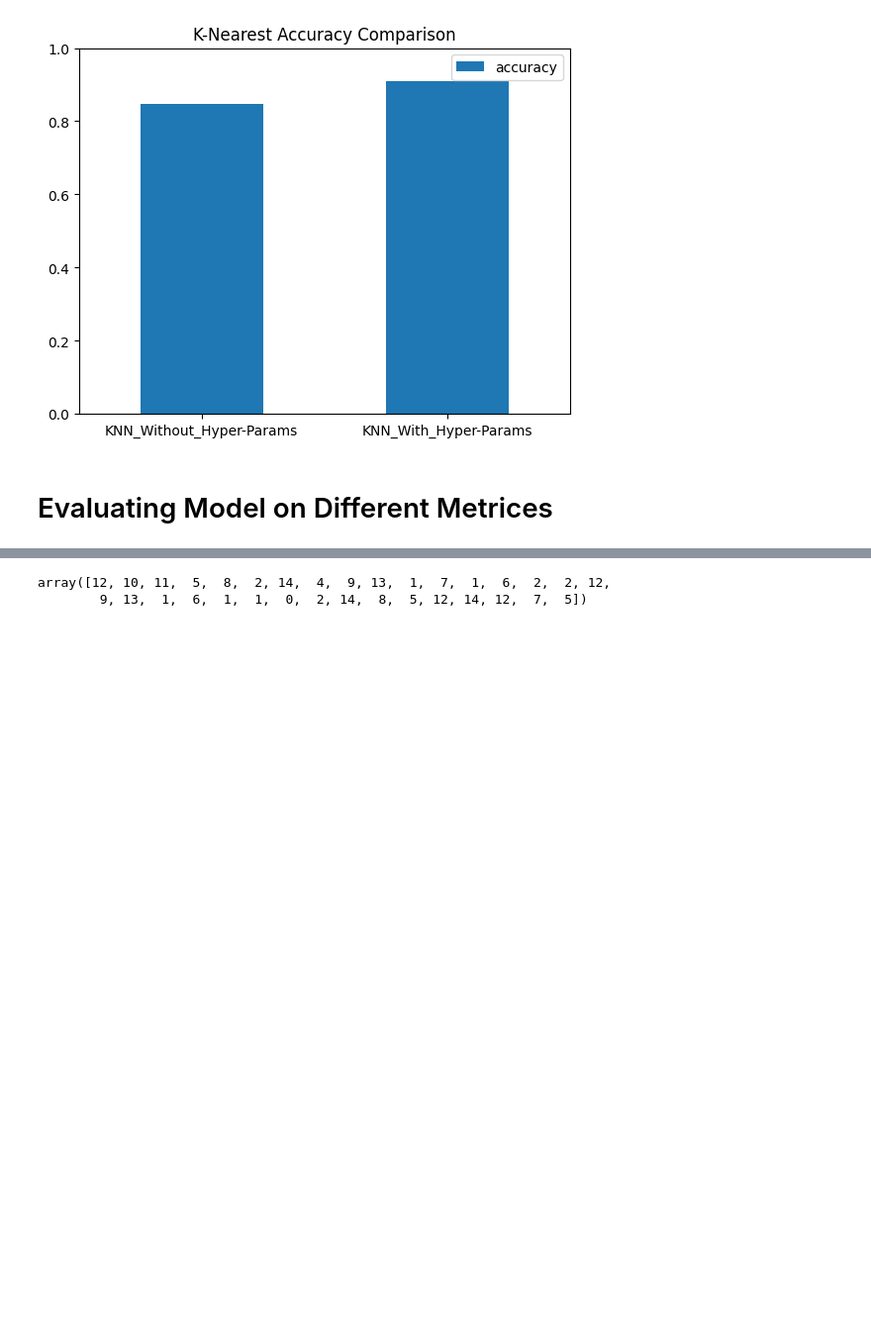
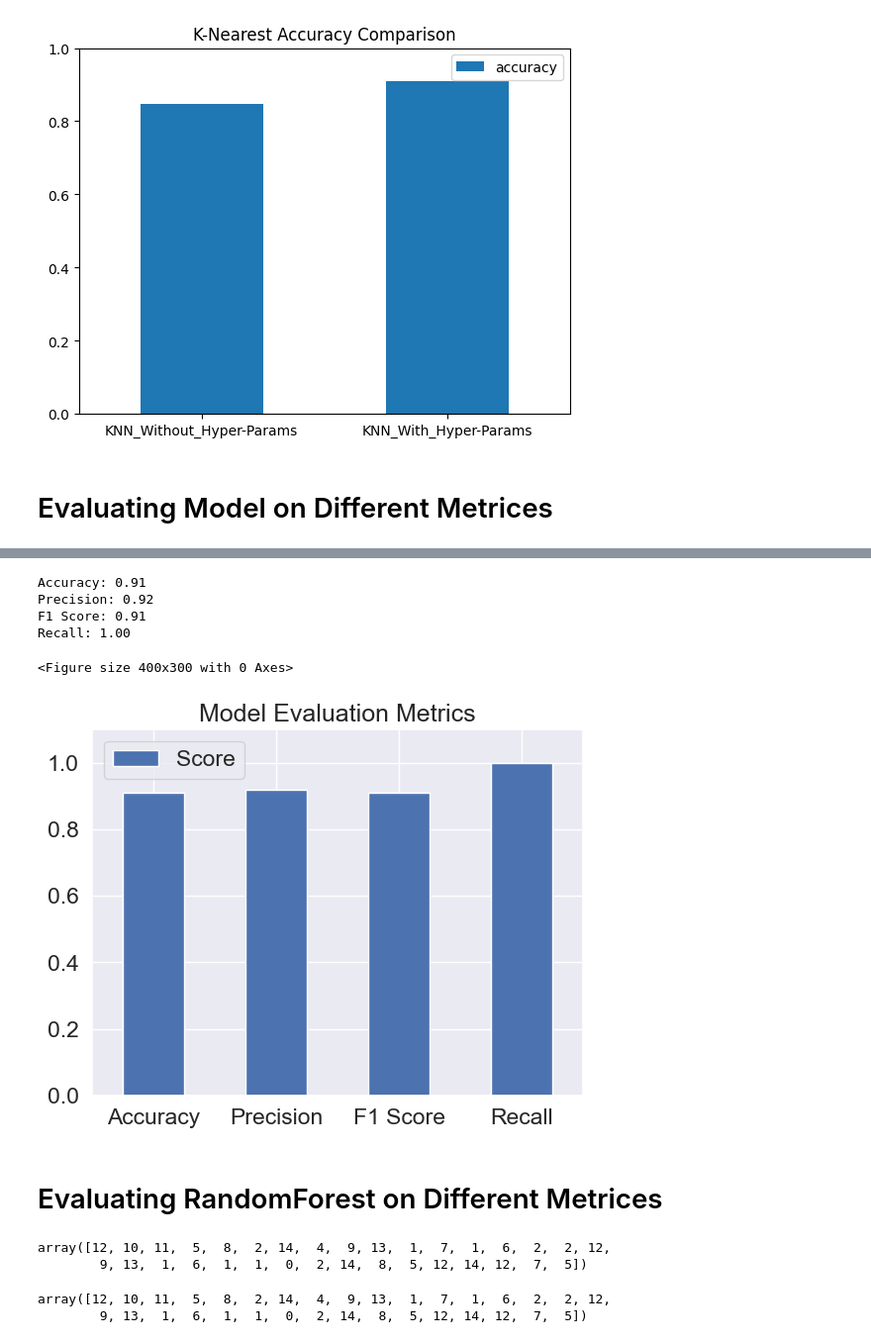
Before and after one commit to Shaheerabdullah1/Deep-Learning-A1, a Jupyter notebook: Task2.ipynb, the cells around one changed output, grey strips where cells are left out. Shown: that part at 99% size. Cells and saved outputs as stored; diff of their text form; code cells hidden in the pictures; blank space fills up the shorter version.

```diff
--- a/Task2.ipynb
+++ b/Task2.ipynb
@@ -162,5 +189,49 @@ plt.show()
+# %%
+accuracy = accuracy_score(Y_test, y_preds)
+print(f"Accuracy: {accuracy:.2f}")
+
+# Calculate and print precision
+precision = precision_score(Y_test, y_preds, average='macro')
+print(f"Precision: {precision:.2f}")
+
+# Calculate and print F1 score
+f1 = f1_score(Y_test,y_preds, average='macro')
+print(f"F1 Score: {f1:.2f}")
+
+recall = recall_score(Y_test, Y_preds, average='macro')
+print(f"Recall: {recall:.2f}")
+# %% [output]
+Accuracy: 0.91
+Precision: 0.92
+F1 Score: 0.91
+Recall: 1.00
+# %%
+Metrics_dict={
+              "Accuracy": 0.91,
+              "Precision": 0.92,
+              "F1 Score": 0.91,
+              "Recall": 1.00
+}
+model_compare = pd.DataFrame(Metrics_dict, index=["Score"])
+# Create a bar plot
+plt.figure(figsize=(4, 3))
+ax = model_compare.T.plot.bar()
+plt.ylim(0, 1.1)  # Set the Y-axis range to 0-1
+plt.title('Model Evaluation Metrics')
+plt.xticks(rotation=0)  # Rotate x-axis labels if needed
+plt.show()
+# %% [output]
+<Figure size 400x300 with 0 Axes>
+[figure, added]
+# %% [markdown]
+# Evaluating RandomForest on Different Metrices
 # %%
 y_preds=model.predict(X_test)
+# %%
+y_preds
+# %% [output]
+array([12, 10, 11,  5,  8,  2, 14,  4,  9, 13,  1,  7,  1,  6,  2,  2, 12,
+        9, 13,  1,  6,  1,  1,  0,  2, 14,  8,  5, 12, 14, 12,  7,  5])
 # %%
 Y_test
 # %% [output]
```
Also changed, not shown: parts of 9 cells of this notebook.
